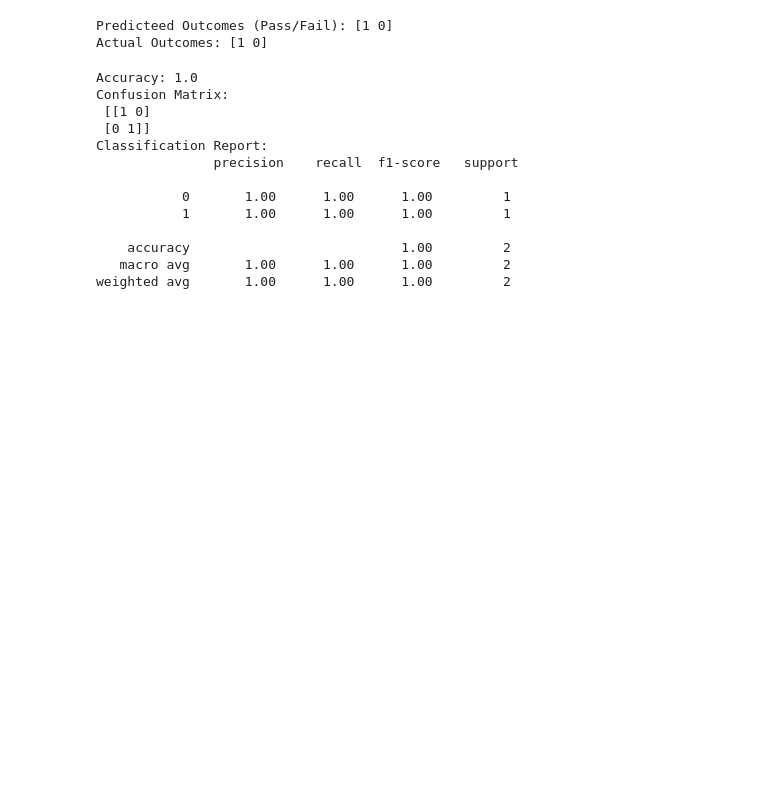
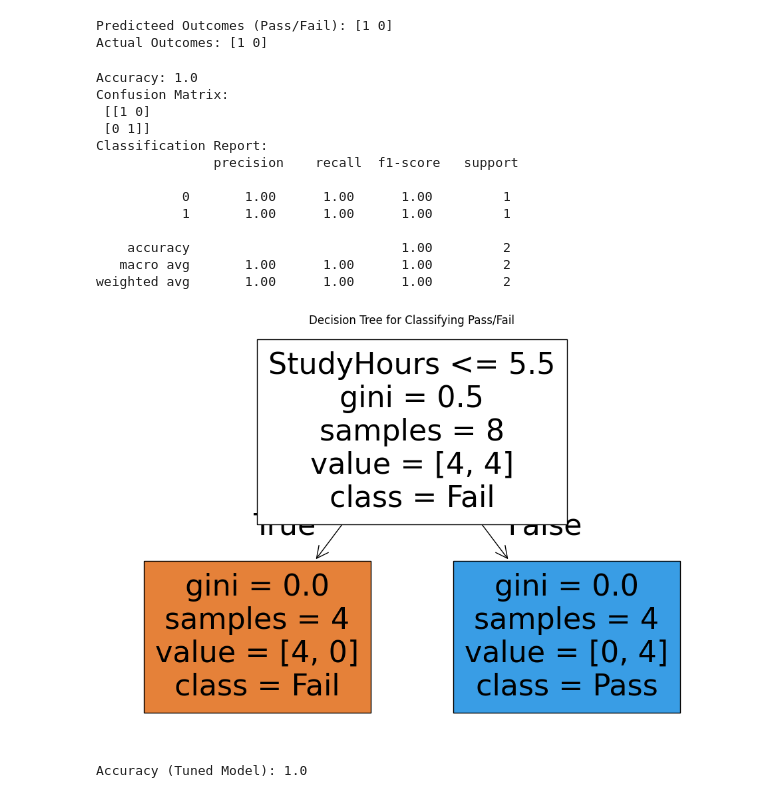
Before and after one commit to lawrenceemenike/500-AI-Machine-learning-Deep-learning-Computer-vision-NLP-Projects-with-code, a Jupyter notebook: Simple_Decision_Tree_Model.ipynb, the cells around one changed output. Saved outputs shown, nothing was run; the diff lists cells and outputs as text; code cells hidden in the pictures; blank space fills up the shorter version.

```diff
--- a/Simple_Decision_Tree_Model.ipynb
+++ b/Simple_Decision_Tree_Model.ipynb
@@ -115,3 +115,26 @@ Classification Report:
     accuracy                           1.00         2
    macro avg       1.00      1.00      1.00         2
 weighted avg       1.00      1.00      1.00         2
+# %%
+# Visualize the decision tree
+plt.figure(figsize=(12,8))
+tree.plot_tree(model, feature_names=['StudyHours', 'PrevExamScore'], class_names=['Fail', 'Pass'], filled=True)
+plt.title('Decision Tree for Classifying Pass/Fail')
+plt.show()
+# %% [output]
+[figure, added]
+# %%
+# Limit the tree depth to avoid overfitting
+model_tuned = DecisionTreeClassifier(max_depth=3, random_state=42)
+
+# Train the model on the training data
+model_tuned.fit(X_train, y_train)
+
+# Make predictions with the tuned model
+y_pred_tuned = model_tuned.predict(X_test)
+
+# Evaluate the tuned model
+accuracy_tuned = accuracy_score(y_test, y_pred_tuned)
+print(f"Accuracy (Tuned Model): {accuracy_tuned}")
+# %% [output]
+Accuracy (Tuned Model): 1.0
```
